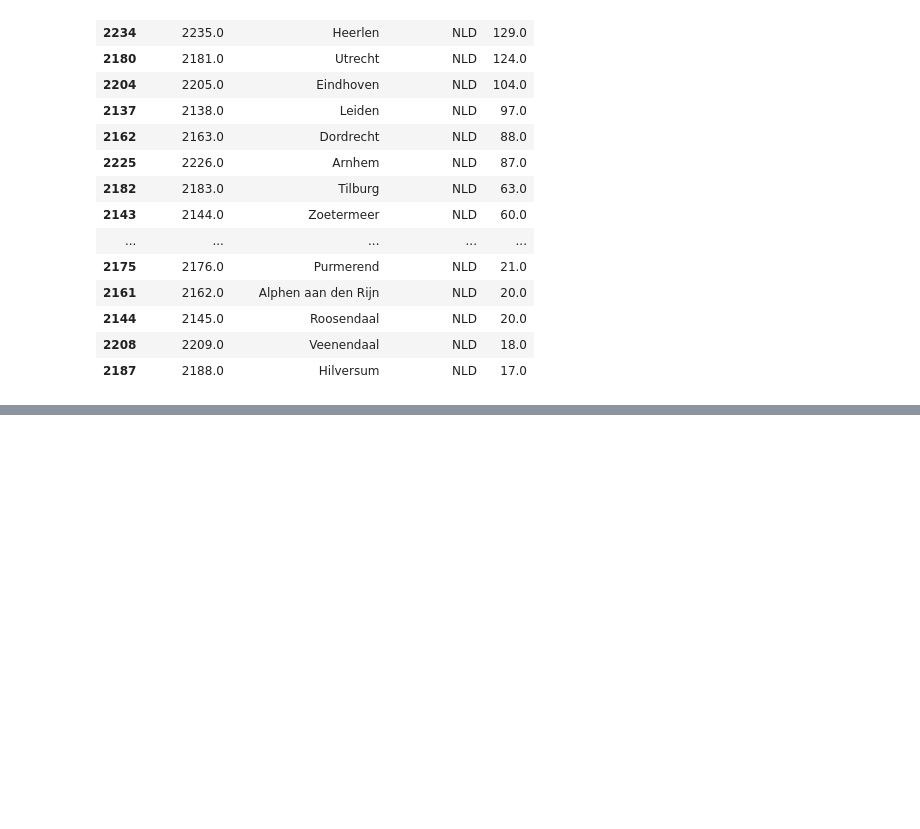
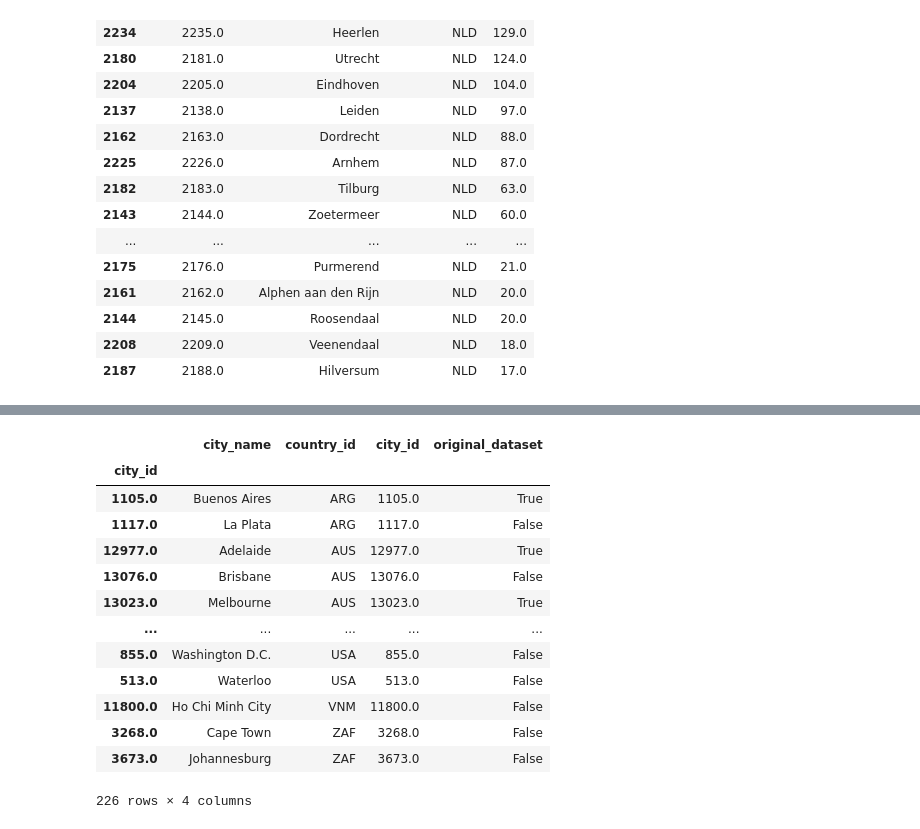
Before and after one commit to idegeus/UrbanTransportTimes, a Jupyter notebook: 2-notebooks/0.6-select-search-cities.ipynb, the cells around one changed output, grey strips where cells are left out. Saved outputs shown, nothing was run; the diff lists cells and outputs as text; code cells hidden in the pictures; blank space fills up the shorter version.

```diff
--- a/2-notebooks/0.6-select-search-cities.ipynb
+++ b/2-notebooks/0.6-select-search-cities.ipynb
@@ -69,0 +139,22 @@ cities.head(5)
+# %%
+cities_v2 = cities_wew.drop(columns=['Country', 'ID_HDC_G0']).reset_index(drop=True)
+# cities_v2 = cities_v2.groupby('city_id')
+cities_v2 = cities_v2.groupby('city_id').apply(lambda x: x.sort_values('original_dataset', ascending=False).iloc[0])
+cities_v2 = cities_v2.sort_values(['country_id', 'city_name'])
+cities_v2.to_excel('../1-data/1-research/cities.v2.xlsx', index=False)
+cities_v2
+# %% [output]
+|  | city_name | country_id | city_id | original_dataset |
+| city_id |  |  |  |  |
+| 1105.0 | Buenos Aires | ARG | 1105.0 | True |
+| 1117.0 | La Plata | ARG | 1117.0 | False |
+| 12977.0 | Adelaide | AUS | 12977.0 | True |
+| 13076.0 | Brisbane | AUS | 13076.0 | False |
+| 13023.0 | Melbourne | AUS | 13023.0 | True |
+| ... | ... | ... | ... | ... |
+| 855.0 | Washington D.C. | USA | 855.0 | False |
+| 513.0 | Waterloo | USA | 513.0 | False |
+| 11800.0 | Ho Chi Minh City | VNM | 11800.0 | False |
+| 3268.0 | Cape Town | ZAF | 3268.0 | False |
+| 3673.0 | Johannesburg | ZAF | 3673.0 | False |
+226 rows × 4 columns
```
Also changed, not shown: parts of 10 cells of this notebook, 7 other files.
